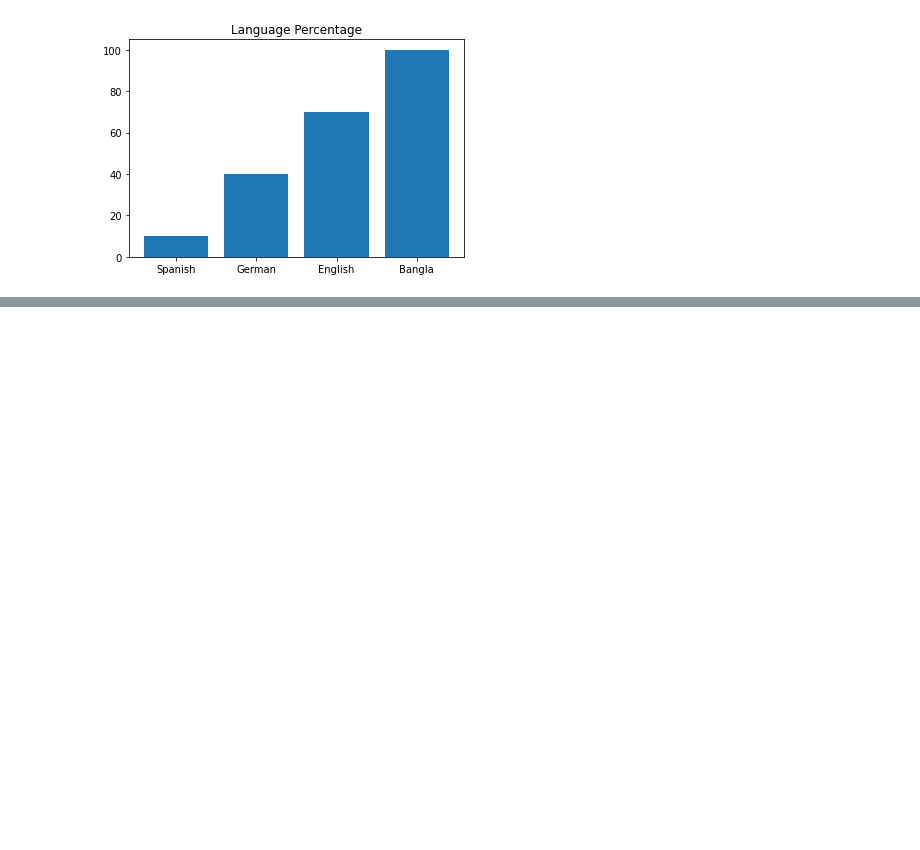
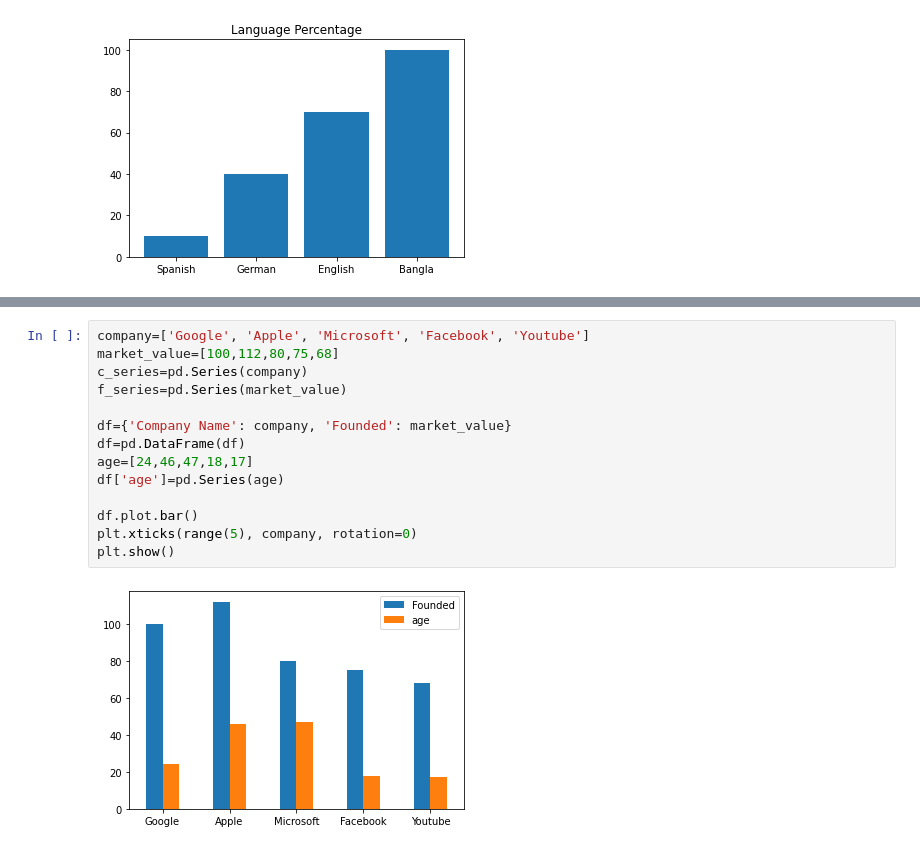
Before and after one commit to ShakilM26/Data-Visualization, a Jupyter notebook: visualisation.ipynb, the cells around one changed output, grey strips where cells are left out. Drawn from its saved outputs; the diff is of its cells as text; blank space fills up the shorter version.

```diff
--- a/visualisation.ipynb
+++ b/visualisation.ipynb
@@ -122,0 +136,16 @@ plt.show()
+# %%
+company=['Google', 'Apple', 'Microsoft', 'Facebook', 'Youtube']
+market_value=[100,112,80,75,68]
+c_series=pd.Series(company)
+f_series=pd.Series(market_value)
+
+df={'Company Name': company, 'Founded': market_value}
+df=pd.DataFrame(df)
+age=[24,46,47,18,17]
+df['age']=pd.Series(age)
+
+df.plot.bar()
+plt.xticks(range(5), company, rotation=0)
+plt.show()
+# %% [output]
+[figure, added]
```
Also changed, not shown: parts of 1 cell of this notebook.
